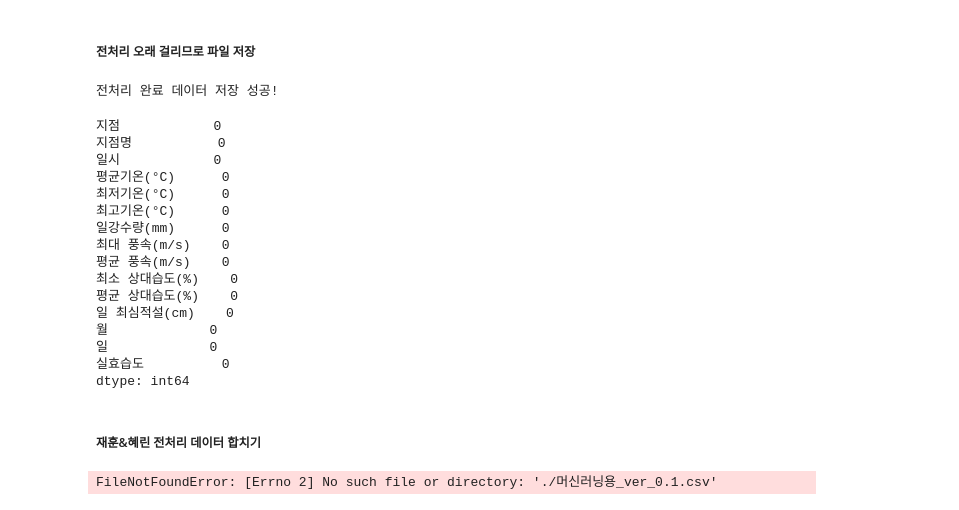
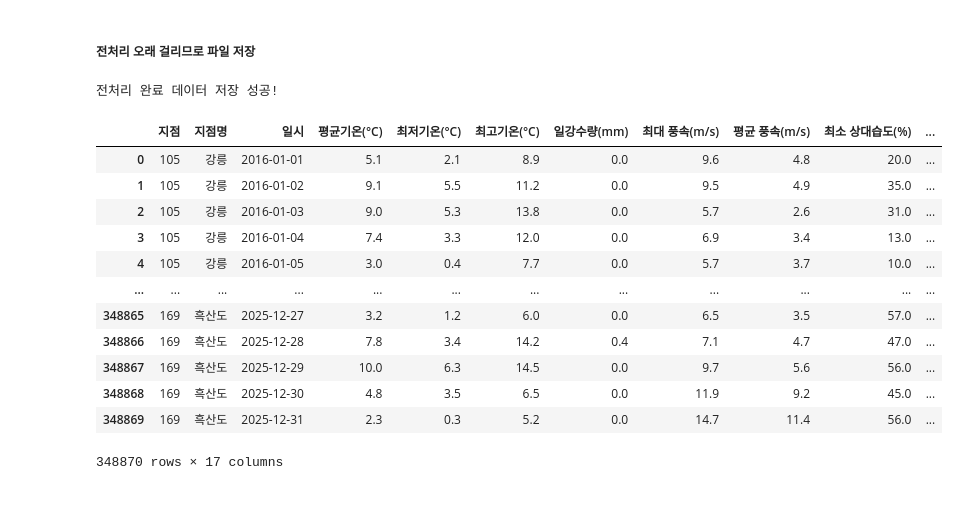
Before and after one commit to Encore-SKN-24/ML_MINI_1TEAM, a Jupyter notebook: 02_weatherdata_check.ipynb, the cells around one changed output. Drawn from its saved outputs; the diff is of its cells as text; code cells hidden in the pictures.

```diff
--- a/02_weatherdata_check.ipynb
+++ b/02_weatherdata_check.ipynb
@@ -229,37 +258,29 @@ dtype: int64
 # %%
 # 한글 데이터가 포함되어 있으므로 encoding='utf-8-sig'를 권장합니다 (엑셀에서도 잘 열림)
 # index=False를 안 하면 나중에 불러올 때 'Unnamed: 0' 컬럼이 생기니 꼭 넣어주세요.
 weather_df.to_csv('./data/weather_preprocessed.csv', index=False, encoding='utf-8-sig')
 
 print("전처리 완료 데이터 저장 성공!")
 # 저장했던 파일 불러오기
 weather_df = pd.read_csv('./data/weather_preprocessed.csv', encoding='utf-8-sig')
 
 # 불러온 후 '일시' 컬럼이 다시 object(str)로 변했을 수 있으니 datetime으로 다시 바꿔주면 완벽합니다.
 weather_df['일시'] = pd.to_datetime(weather_df['일시'])
 
 weather_df.isna().sum()
+weather_df
 # %% [output]
 전처리 완료 데이터 저장 성공!
+|  | 지점 | 지점명 | 일시 | 평균기온(°C) | 최저기온(°C) | 최고기온(°C) | 일강수량(mm) | 최대 풍속(m/s) | 평균 풍속(m/s) | 최소 상대습도(%) | ... |
+| 0 | 105 | 강릉 | 2016-01-01 | 5.1 | 2.1 | 8.9 | 0.0 | 9.6 | 4.8 | 20.0 | ... |
+| 1 | 105 | 강릉 | 2016-01-02 | 9.1 | 5.5 | 11.2 | 0.0 | 9.5 | 4.9 | 35.0 | ... |
+| 2 | 105 | 강릉 | 2016-01-03 | 9.0 | 5.3 | 13.8 | 0.0 | 5.7 | 2.6 | 31.0 | ... |
+| 3 | 105 | 강릉 | 2016-01-04 | 7.4 | 3.3 | 12.0 | 0.0 | 6.9 | 3.4 | 13.0 | ... |
+| 4 | 105 | 강릉 | 2016-01-05 | 3.0 | 0.4 | 7.7 | 0.0 | 5.7 | 3.7 | 10.0 | ... |
+| ... | ... | ... | ... | ... | ... | ... | ... | ... | ... | ... | ... |
+| 348865 | 169 | 흑산도 | 2025-12-27 | 3.2 | 1.2 | 6.0 | 0.0 | 6.5 | 3.5 | 57.0 | ... |
+| 348866 | 169 | 흑산도 | 2025-12-28 | 7.8 | 3.4 | 14.2 | 0.4 | 7.1 | 4.7 | 47.0 | ... |
+| 348867 | 169 | 흑산도 | 2025-12-29 | 10.0 | 6.3 | 14.5 | 0.0 | 9.7 | 5.6 | 56.0 | ... |
+| 348868 | 169 | 흑산도 | 2025-12-30 | 4.8 | 3.5 | 6.5 | 0.0 | 11.9 | 9.2 | 45.0 | ... |
+| 348869 | 169 | 흑산도 | 2025-12-31 | 2.3 | 0.3 | 5.2 | 0.0 | 14.7 | 11.4 | 56.0 | ... |
-지점            0
-지점명           0
-일시            0
-평균기온(°C)      0
-최저기온(°C)      0
-최고기온(°C)      0
-일강수량(mm)      0
-최대 풍속(m/s)    0
-평균 풍속(m/s)    0
-최소 상대습도(%)    0
-평균 상대습도(%)    0
-일 최심적설(cm)    0
-월             0
-일             0
-실효습도          0
-dtype: int64
+348870 rows × 17 columns
-# %% [markdown]
-##### 재훈&혜린 전처리 데이터 합치기
-# %%
-preprocessed_df = pd.read_csv('./머신러닝용_ver_0.1.csv', encoding='cp949')
-# %% [output]
-FileNotFoundError: [Errno 2] No such file or directory: './머신러닝용_ver_0.1.csv'
```
Also changed, not shown: parts of 5 cells of this notebook, 1 other file.
